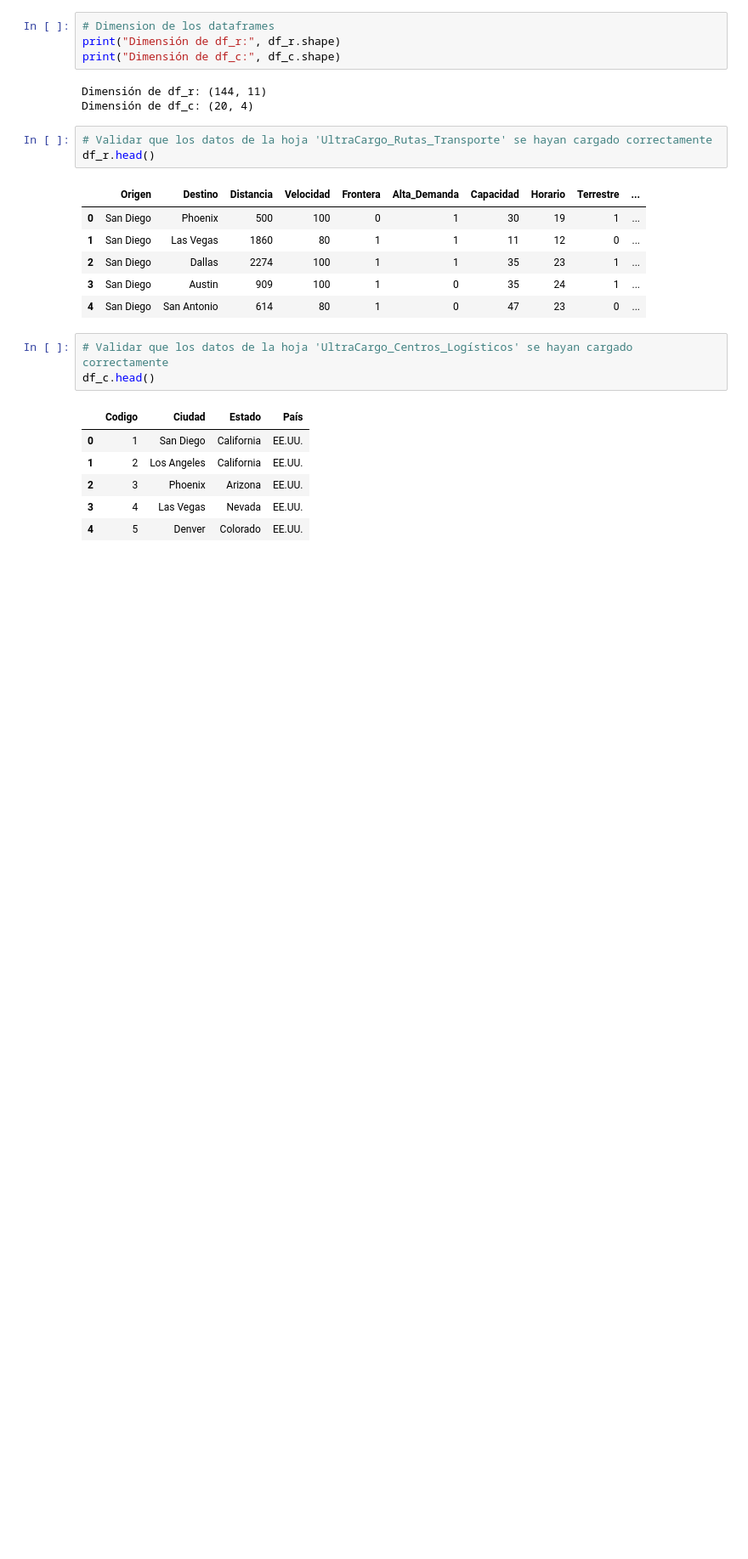
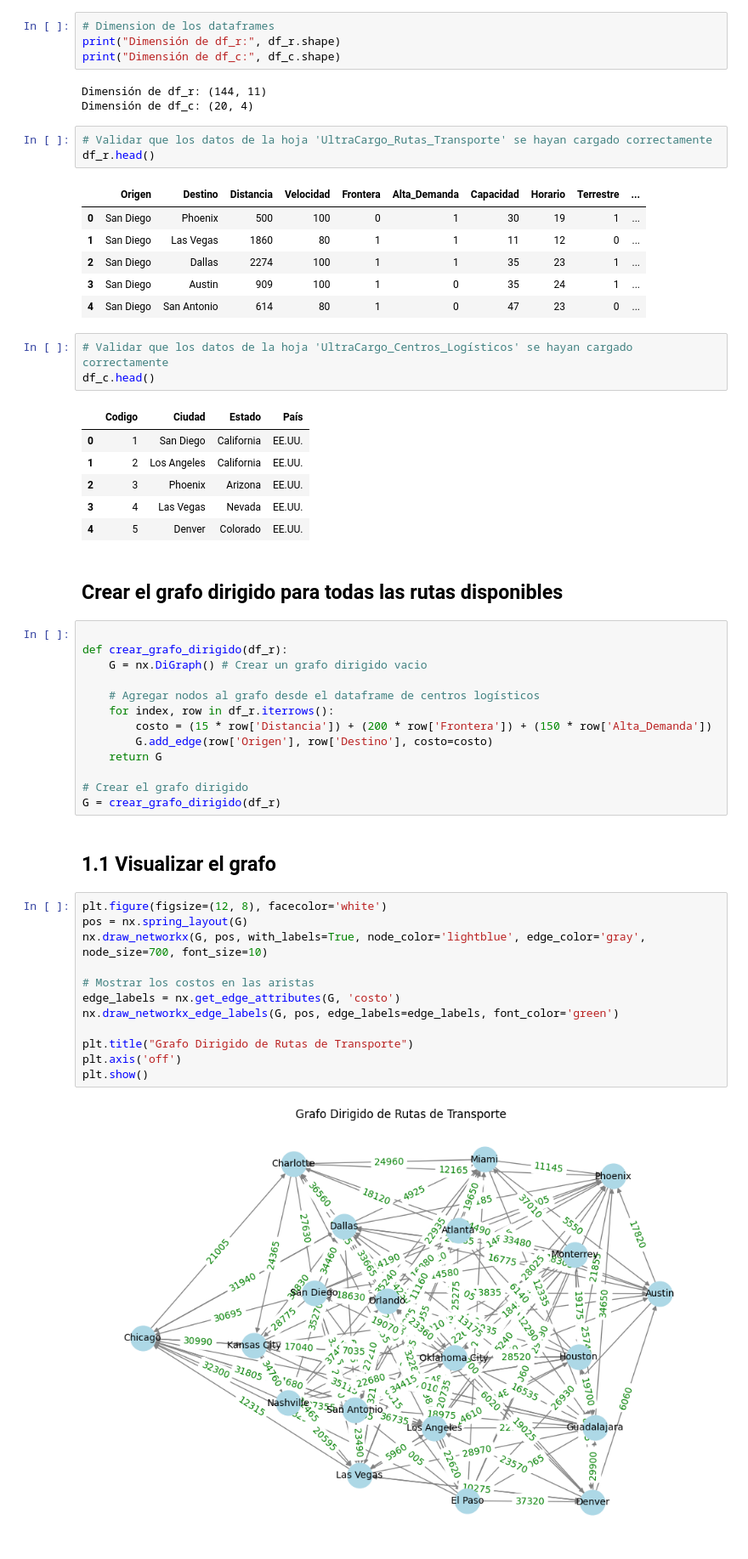
Before and after one commit to cmolina12/logistica, a Jupyter notebook: Ruteo/UltraCargo/Complementaria6.ipynb, the cells around one changed output. Shown at 85% size. Saved outputs shown, nothing was run; the diff lists cells and outputs as text; blank space fills up the shorter version.

Commit message:
TA - ruta más corta

```diff
--- a/Ruteo/UltraCargo/Complementaria6.ipynb
+++ b/Ruteo/UltraCargo/Complementaria6.ipynb
@@ -40,3 +40,34 @@ df_c.head()
 | 2 | 3 | Phoenix | Arizona | EE.UU. |
 | 3 | 4 | Las Vegas | Nevada | EE.UU. |
 | 4 | 5 | Denver | Colorado | EE.UU. |
+# %% [markdown]
+## Crear el grafo dirigido para todas las rutas disponibles
+# %%
+
+def crear_grafo_dirigido(df_r):
+    G = nx.DiGraph() # Crear un grafo dirigido vacio
+
+    # Agregar nodos al grafo desde el dataframe de centros logísticos
+    for index, row in df_r.iterrows():
+        costo = (15 * row['Distancia']) + (200 * row['Frontera']) + (150 * row['Alta_Demanda'])
+        G.add_edge(row['Origen'], row['Destino'], costo=costo)
+    return G
+
+# Crear el grafo dirigido
+G = crear_grafo_dirigido(df_r)
+# %% [markdown]
+## 1.1 Visualizar el grafo
+# %%
+plt.figure(figsize=(12, 8), facecolor='white')
+pos = nx.spring_layout(G)
+nx.draw_networkx(G, pos, with_labels=True, node_color='lightblue', edge_color='gray', node_size=700, font_size=10)
+
+# Mostrar los costos en las aristas
+edge_labels = nx.get_edge_attributes(G, 'costo')
+nx.draw_networkx_edge_labels(G, pos, edge_labels=edge_labels, font_color='green')
+
+plt.title("Grafo Dirigido de Rutas de Transporte")
+plt.axis('off')
+plt.show()
+# %% [output]
+[figure, added]
```
Also changed, not shown: parts of 7 cells of this notebook, 5 other files.
